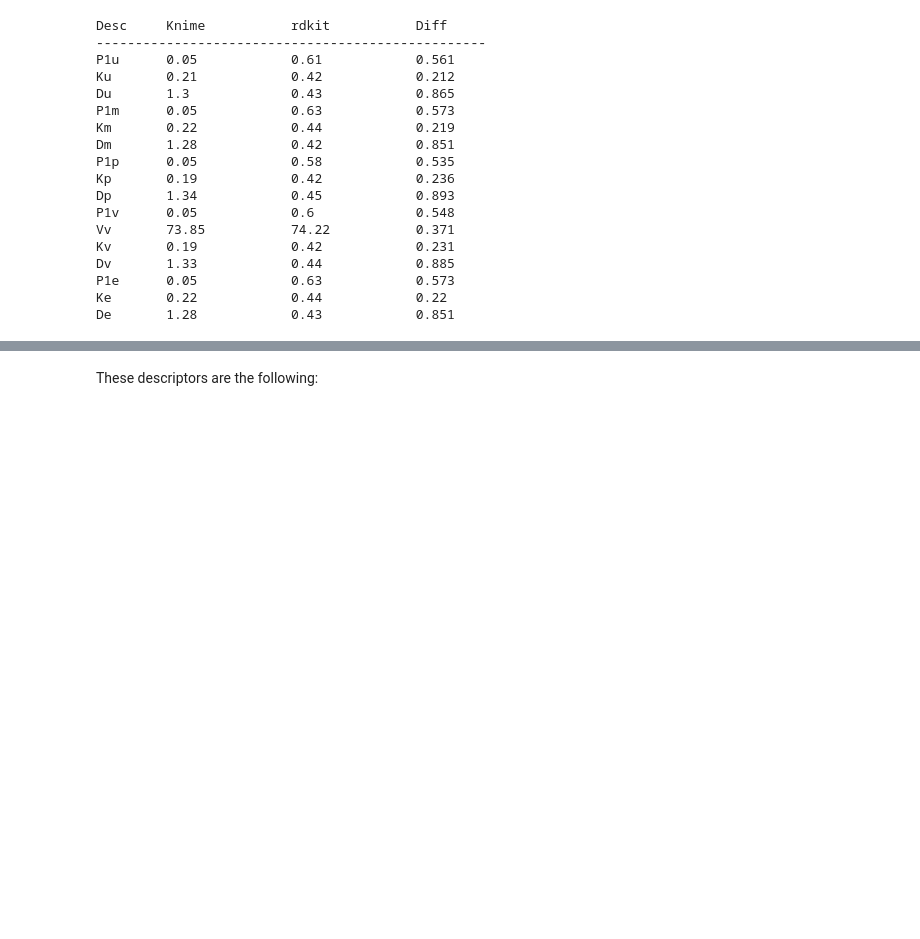
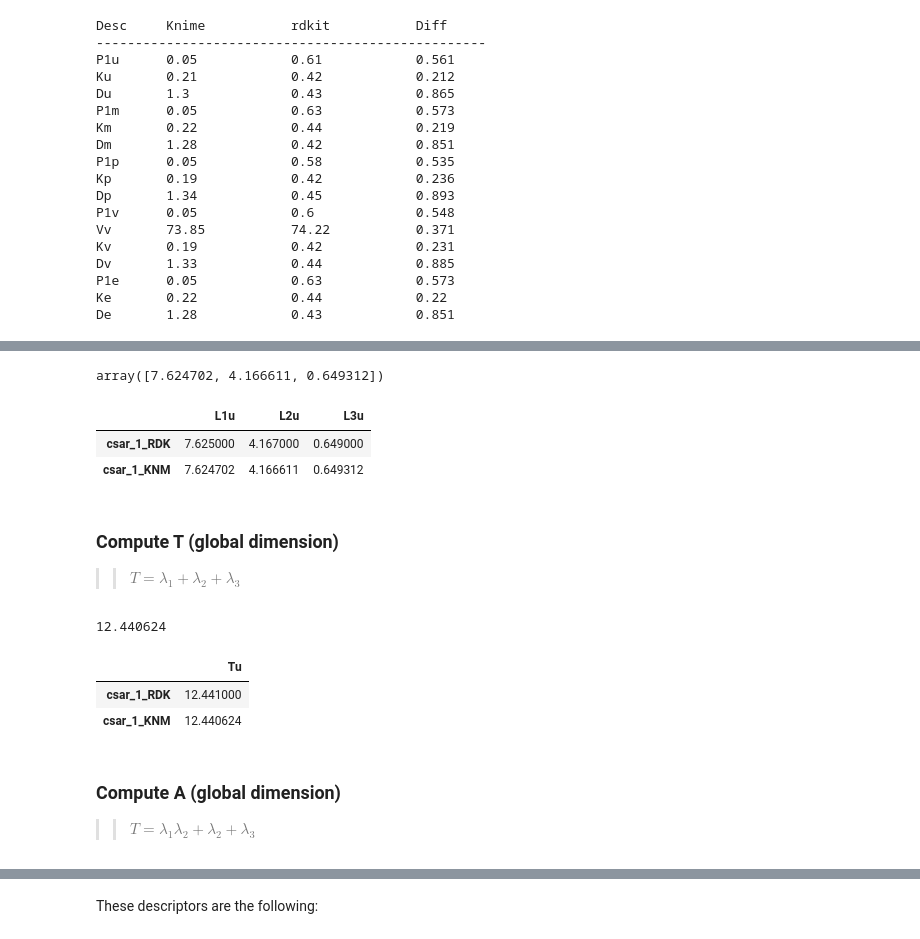
Before and after one commit to jRicciL/ERK2_notebooks, a Jupyter notebook: X_Reviewing_Fourches_work/KNIME_vs_RDKit_descriptors.ipynb, the cells around one changed output, grey strips where cells are left out. Cells and saved outputs as stored; diff of their text form; code cells hidden in the pictures; blank space fills up the shorter version.

```diff
--- a/X_Reviewing_Fourches_work/KNIME_vs_RDKit_descriptors.ipynb
+++ b/X_Reviewing_Fourches_work/KNIME_vs_RDKit_descriptors.ipynb
@@ -179,0 +226,15 @@ De       1.28            0.43            0.851
+# %%
+mol = csar_1
+calc_Lu(mol).round(6)
+# The values are the same to RDKit and KNIME
+# %% [output]
+array([7.624702, 4.166611, 0.649312])
+# %%
+df_whim[['L1u', 'L2u', 'L3u']]
+# %% [output]
+|  | L1u | L2u | L3u |
+| csar_1_RDK | 7.625000 | 4.167000 | 0.649000 |
+| csar_1_KNM | 7.624702 | 4.166611 | 0.649312 |
+# %% [markdown]
+### Compute T (global dimension)
+>> $T = \lambda_1 + \lambda_2 + \lambda_3$
@@ -180 +245,15 @@ De       1.28            0.43            0.851
+# %%
+calc_Tu(mol).round(6)
+# %% [output]
+12.440624
+# %%
+df_whim[['Tu']]
+# The values are the same to RDKit and KNIME
+# %% [output]
+|  | Tu |
+| csar_1_RDK | 12.441000 |
+| csar_1_KNM | 12.440624 |
+# %% [markdown]
+### Compute A (global dimension)
+>> $T = \lambda_1\lambda_2  + \lambda_2 + \lambda_3$
 # %% [markdown]
```
Also changed, not shown: parts of 8 cells of this notebook.
